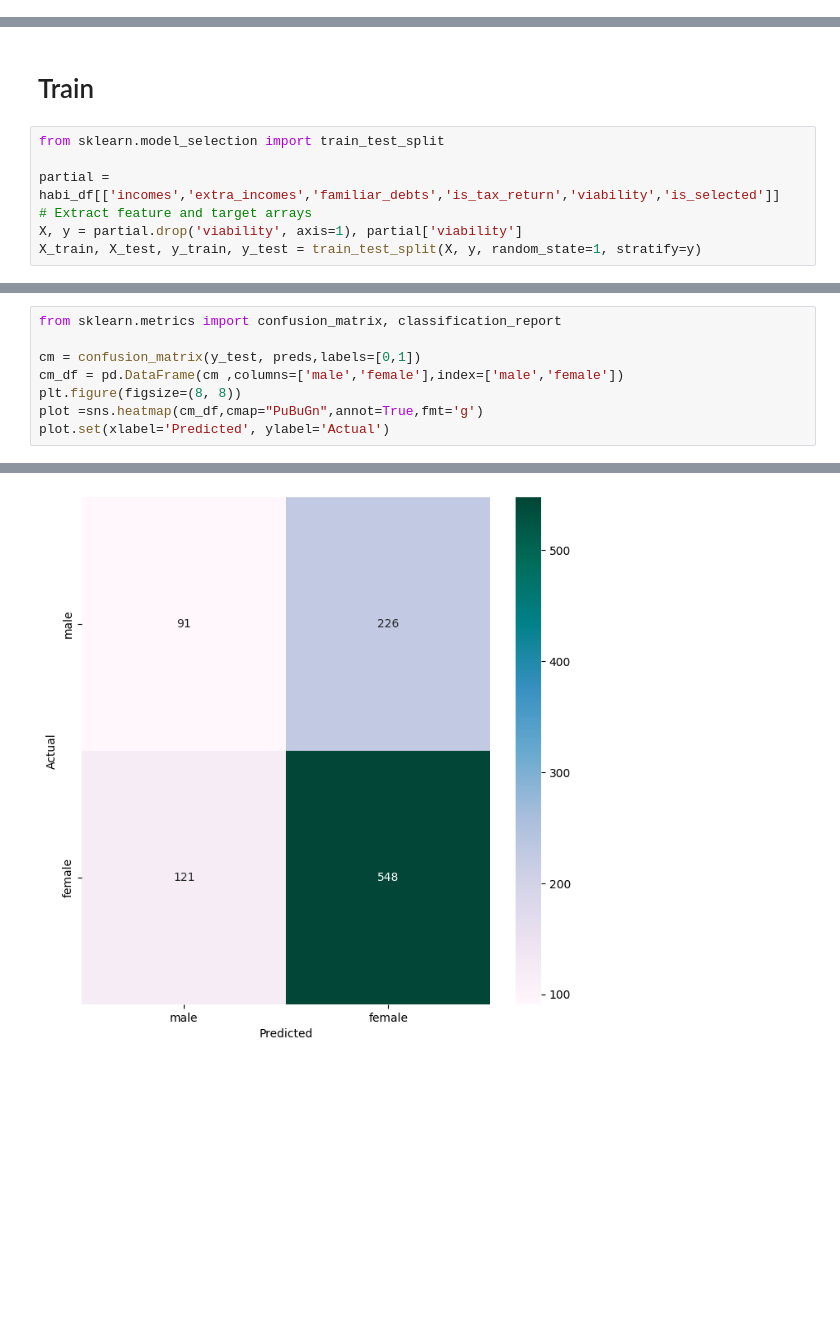
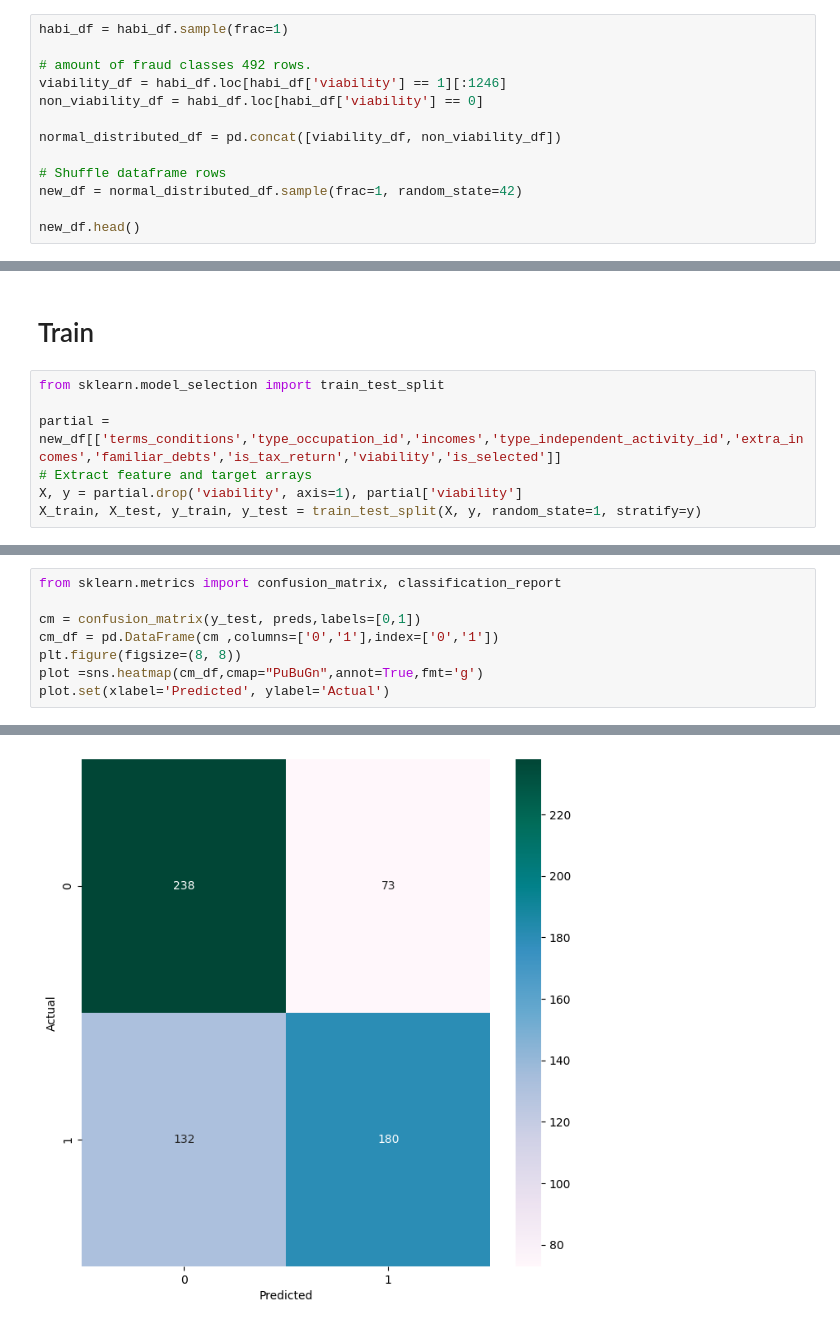
Before and after one commit to alejomaar/habi, a Jupyter notebook: prediction.ipynb, the cells around one changed output, grey strips where cells are left out. Cells and saved outputs as stored; diff of their text form; blank space fills up the shorter version.

```diff
--- a/prediction.ipynb
+++ b/prediction.ipynb
@@ -128,3 +150,16 @@ Index(['birth_date', 'terms_conditions', 'date_exp_token', 'contact_id',
        'defer_years', 'region_id', 'name', 'is_active', 'activity_code',
        'name.1', 'viability', 'is_selected'],
       dtype='object')
+# %%
+habi_df = habi_df.sample(frac=1)
+
+# amount of fraud classes 492 rows.
+viability_df = habi_df.loc[habi_df['viability'] == 1][:1246]
+non_viability_df = habi_df.loc[habi_df['viability'] == 0]
+
+normal_distributed_df = pd.concat([viability_df, non_viability_df])
+
+# Shuffle dataframe rows
+new_df = normal_distributed_df.sample(frac=1, random_state=42)
+
+new_df.head()
@@ -212,7 +277,7 @@ dtype: float64
 # %%
 from sklearn.model_selection import train_test_split
 
-partial = habi_df[['incomes','extra_incomes','familiar_debts','is_tax_return','viability','is_selected']]
+partial = new_df[['terms_conditions','type_occupation_id','incomes','type_independent_activity_id','extra_incomes','familiar_debts','is_tax_return','viability','is_selected']]
 # Extract feature and target arrays
 X, y = partial.drop('viability', axis=1), partial['viability']
 X_train, X_test, y_train, y_test = train_test_split(X, y, random_state=1, stratify=y)
@@ -235,15 +347,15 @@ accuracy_score(y_test, preds)
 # %%
 from sklearn.metrics import confusion_matrix, classification_report
 
 cm = confusion_matrix(y_test, preds,labels=[0,1])
-cm_df = pd.DataFrame(cm ,columns=['male','female'],index=['male','female'])
+cm_df = pd.DataFrame(cm ,columns=['0','1'],index=['0','1'])
 plt.figure(figsize=(8, 8))
 plot =sns.heatmap(cm_df,cmap="PuBuGn",annot=True,fmt='g')
 plot.set(xlabel='Predicted', ylabel='Actual')
 # %% [output]
 [Text(0.5, 58.7222222222222, 'Predicted'),
  Text(70.72222222222221, 0.5, 'Actual')]
-[figure, old version]
+[figure, new version]
 # %%
 print(classification_report(y_test, preds, labels=[0,1]))
 # %% [output]
```
Also changed, not shown: parts of 15 cells of this notebook, 2 other files.
